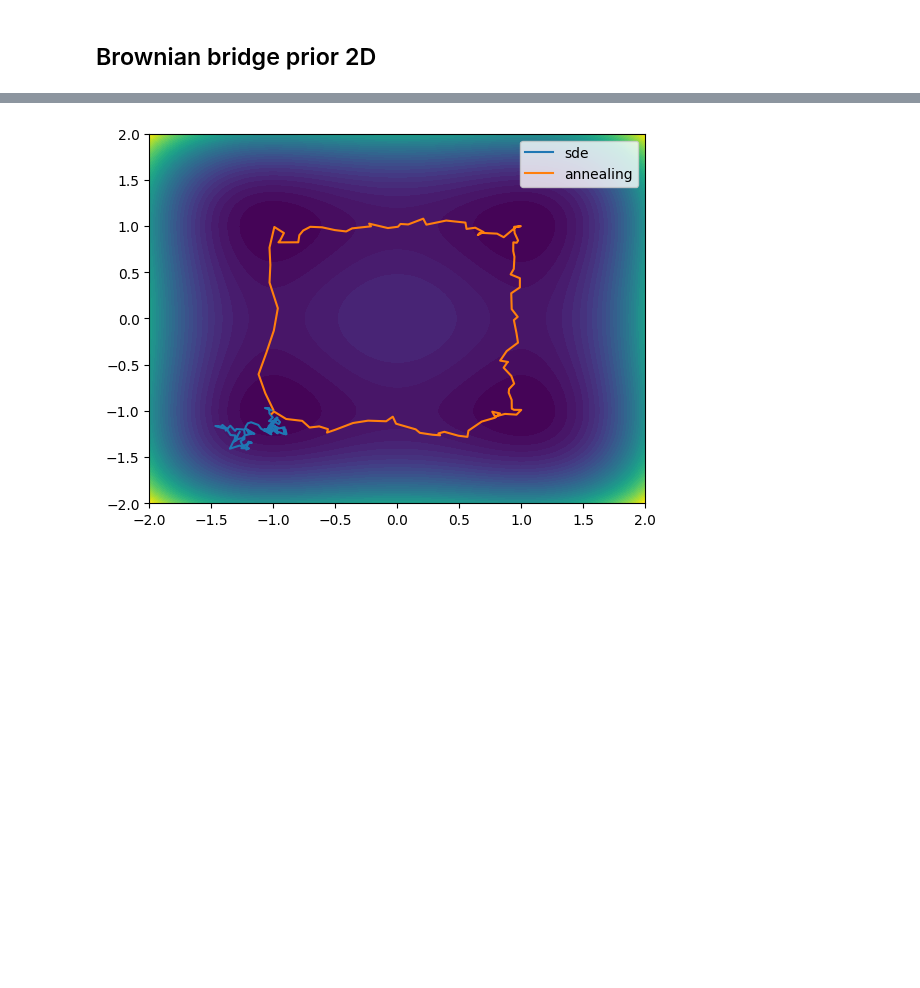
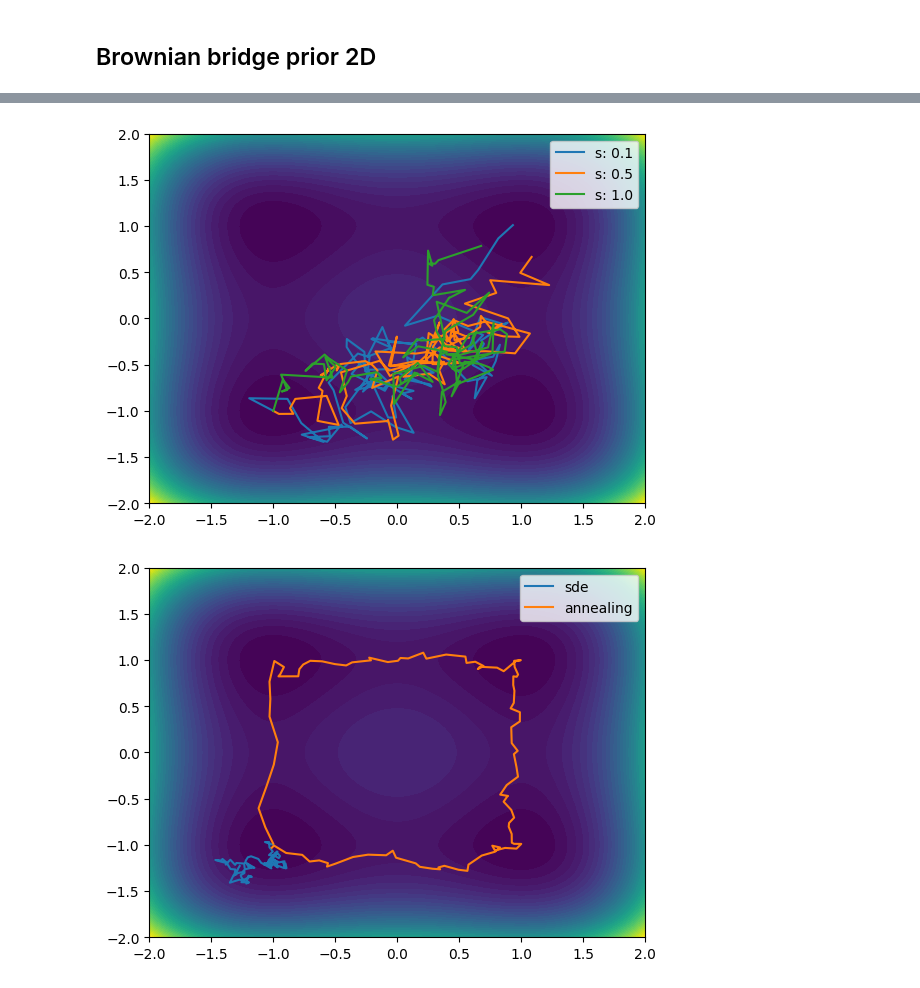
Before and after one commit to reubenharry/path_sampling, a Jupyter notebook: src/path_sampling_nb 2D.ipynb, the cells around one changed output, grey strips where cells are left out. Drawn from its saved outputs; the diff is of its cells as text; code cells hidden in the pictures; blank space fills up the shorter version.

```diff
--- a/src/path_sampling_nb 2D.ipynb
+++ b/src/path_sampling_nb 2D.ipynb
@@ -358,13 +345,13 @@ dbds = MLP([6,20,20,2], key=jax.random.key(0))
 
 from path_sampling import dfdt, div_f, update_non_amortized
 
-def I(x, time, uref):
-    x = x.reshape((-1, ndims))
-    dt = time[1]
-    dxdts = dfdt(x, dt)
-    div_us = div_f(x, time, uref)
-    out = jax.vmap(lambda xt,t, div_u, dxdt : 0.5*dt*(0.5*(dxdt - uref(xt, t)).dot(dxdt - uref(xt, t)) + 0.5*div_u)) (x, time, div_us, dxdts)
-    return jnp.sum(out)
+# def I(x, time, uref):
+#     x = x.reshape((-1, ndims))
+#     dt = time[1]
+#     dxdts = dfdt(x, dt)
+#     div_us = div_f(x, time, uref)
+#     out = jax.vmap(lambda xt,t, div_u, dxdt : 0.5*dt*(0.5*(dxdt - uref(xt, t)).dot(dxdt - uref(xt, t)) + 0.5*div_u)) (x, time, div_us, dxdts)
+#     return jnp.sum(out)
 
 b = uref_2d
 A = 0
@@ -372,19 +359,21 @@ for i, s in enumerate(schedule):
 
 
 
+
     key = jax.random.fold_in(key, i)
 
     # update b -> b + dbds
     b, A = update_non_amortized(
+        V=make_double_well_potential_2D(1.0),
         b=b, # lambda x, t : jnp.array([0.0]),
-        J=(lambda x, y: (1/0.1**2)*(jnp.linalg.norm(x[-1]- np.array([1,1]))**2) + (1/0.1**2)*jnp.linalg.norm(x[50]- np.array([-1,1]))**2),
+        J=(lambda x, y: (1/(2*0.1**2))*(jnp.linalg.norm(x[-1]- np.array([1,1]))**2) + (1/(2*0.1**2))*jnp.linalg.norm(x[50]- np.array([-1,1]))**2),
         # J=(lambda x, y: (1/0.1**2)*jnp.linalg.norm(x[-1]- np.array([1,1]))**2),
         dbds=dbds,
         hyperparams={'dt': 0.001, 'num_steps': 100, 'num_training_steps' : 1000, 'batch_size' :200},
         key=key,
         schedule=schedule,
         i=i,
-        I=I,
+        prior='sde_prior',
         A=A,
         rho=lambda key: jnp.zeros((2,))-1.,
         ndims=2
@@ -535,0 +413,60 @@ KeyboardInterrupt:
+# %%
+
+from path_sampling import make_double_well_potential
+
+
+hyperparams = {'dt': 0.01, 'num_steps': 100, 'num_training_steps' : 5000, 'batch_size' :200}
+
+brownian_bridge_drift = lambda x,t: (1 - x)/(1-t)
+
+def make_J_brownian_bridge(dt, V):
+    def J_brownian_bridge(x, y):
+
+        # x = x[:, 0]
+
+        # laplacian of the potential
+        # pot = lambda x: 5.0*(x**2 - 1)**2
+        nabla_V = jax.grad(V)
+        laplacian_of_potential = jax.vmap(lambda k: jnp.trace(jax.jacfwd(nabla_V)(k)))(x)
+
+
+        # jax.debug.print("force x0 {x}", x=force(x[0]))
+        return 0.5*jnp.sum(jax.vmap(lambda xt, dv : dt*(0.5*nabla_V(xt).dot(nabla_V(xt)) - dv) )(x, laplacian_of_potential))
+    return J_brownian_bridge
+
+
+key = jax.random.key(0)
+# b = uref # initialize b as uref
+schedule = [0.1,0.5, 1.0] # , 0.2, 0.3, 0.4, 0.5, 0.6, 0.7, 0.8, 0.9, 1.0]
+dbds = MLP([6,20,20,2], key=jax.random.key(0))
+
+rho = lambda key: jnp.zeros((ndims,))-1.
+W = lambda _, key: jnp.sqrt(2)*jax.random.normal(key, shape=(ndims,))
+
+V = make_double_well_potential(v=5.0)
+b = brownian_bridge_drift
+A = 0
+for i, s in enumerate(schedule):
+
+
+
+    key = jax.random.fold_in(key, i)
+
+
+
+    b, A = update_non_amortized(
+        V=V,
+        b=b, # lambda x, t : jnp.array([0.0]),
+        J=make_J_brownian_bridge(hyperparams['dt'], V),
+        prior='brownian',
+        dbds=dbds,
+        hyperparams=hyperparams,
+        key=key,
+        schedule=schedule,
+        i=i,
+        A=A,
+        refine=False,
+        ndims=2,
+        rho=lambda key: jnp.zeros((2,))-1.,
+    )
+# %% [output]
@@ -536,3 +482,4 @@ KeyboardInterrupt:
+[figure, added]
 # %%
 from mclmc import run_mclmc
 from path_sampling import dfdt, div_f
```
Also changed, not shown: parts of 7 cells of this notebook, 1 other file.
